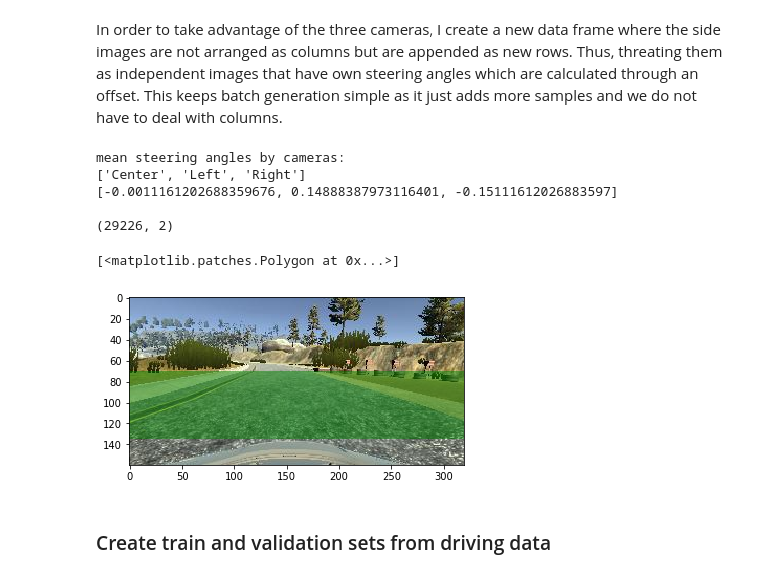
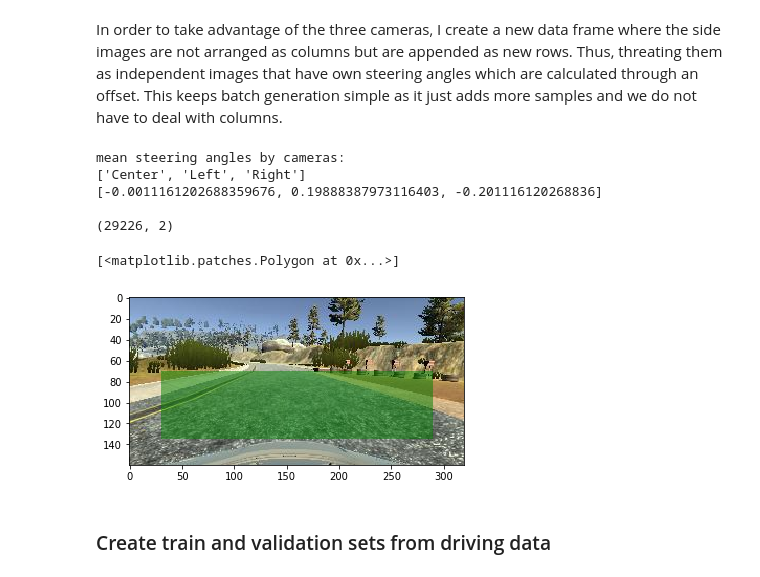
Before and after one commit to Pyrax/CarND-Behavioral-Cloning-P3, a Jupyter notebook: Behavioral_Cloning.ipynb, the cells around one changed output. Drawn from its saved outputs; the diff is of its cells as text; code cells hidden in the pictures.

```diff
--- a/Behavioral_Cloning.ipynb
+++ b/Behavioral_Cloning.ipynb
@@ -79,7 +90,7 @@ mean steering angle: -0.02790300672089913
 In order to take advantage of the three cameras, I create a new data frame where the side images are not arranged as columns but are appended as new rows. Thus, threating them as independent images that have own steering angles which are calculated through an offset. This keeps batch generation simple as it just adds more samples and we do not have to deal with columns.
 # %%
 cameras = ['Center', 'Left', 'Right']
-camera_steering_offsets = [0.0, 0.15, -0.15]
+camera_steering_offsets = [0.0, 0.2, -0.2]
 camera_dataframes = [
     driving_df[[f'{cam} image', 'Steering']] \
         .rename(columns={f'{cam} image': 'Image'}) \
@@ -102,45 +113,45 @@ print(full_df.shape)
 # %% [output]
 mean steering angles by cameras:
 ['Center', 'Left', 'Right']
-[-0.0011161202688359676, 0.14888387973116401, -0.15111612026883597]
+[-0.0011161202688359676, 0.19888387973116403, -0.201116120268836]
 
 (29226, 2)
 # %%
 # Plot sample image
 sample_image_name = driving_df.loc[152]['Center image']  # randomly chosen index
 sample_image_file = os.path.join(data_dir, sample_image_name)
 sample_image = cv2.imread(sample_image_file)
 
 plt.imshow(cv2.cvtColor(sample_image, cv2.COLOR_BGR2RGB))
 
 # Determine region of interest for cropping
 original_image_height = sample_image.shape[0]
 original_image_width = sample_image.shape[1]
 
-# do not touch width
-left = 0
-right = original_image_width
-# only crop height
+left_crop = 30
+right_crop = 30
 bottom_crop = 25
 top_crop = 70
 
+left = left_crop
+right = original_image_width - right_crop
 bottom = original_image_height - bottom_crop
 top = top_crop
 
 rect = np.array([
     [left, top],
     [right, top],
     [right, bottom],
     [left, bottom]
 ])
 rect_x = rect[:,0]-.5  # substract small amount to prevent plot from expanding into whitespace
 rect_y = rect[:,1]
 
 # Plot region of interest on top of sample image
 plt.fill(rect_x, rect_y, facecolor='green', alpha=.5)
 # %% [output]
 [<matplotlib.patches.Polygon at 0x...>]
-[figure, old version]
+[figure, new version]
 # %% [markdown]
 ### Create train and validation sets from driving data
 # %%
```
Also changed, not shown: parts of 16 cells of this notebook, 4 other files.
